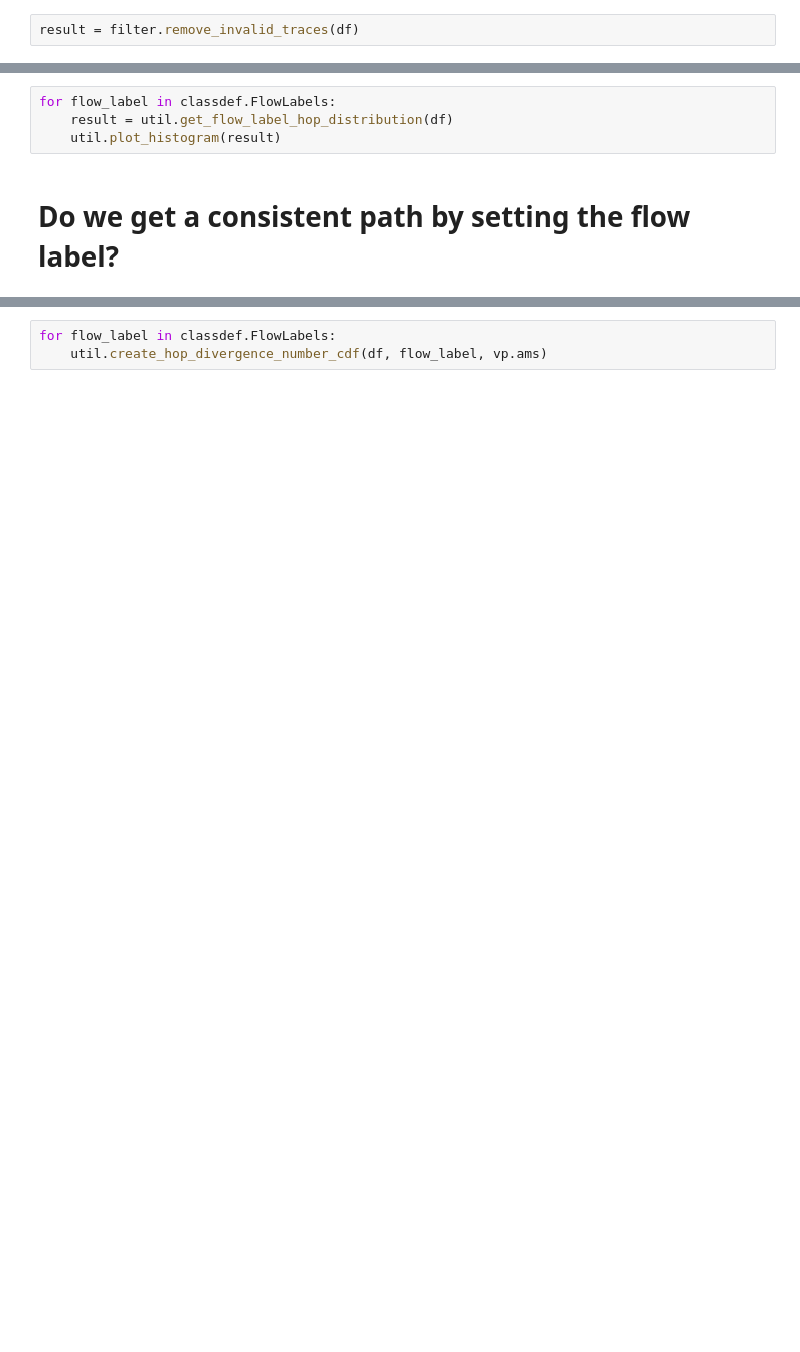
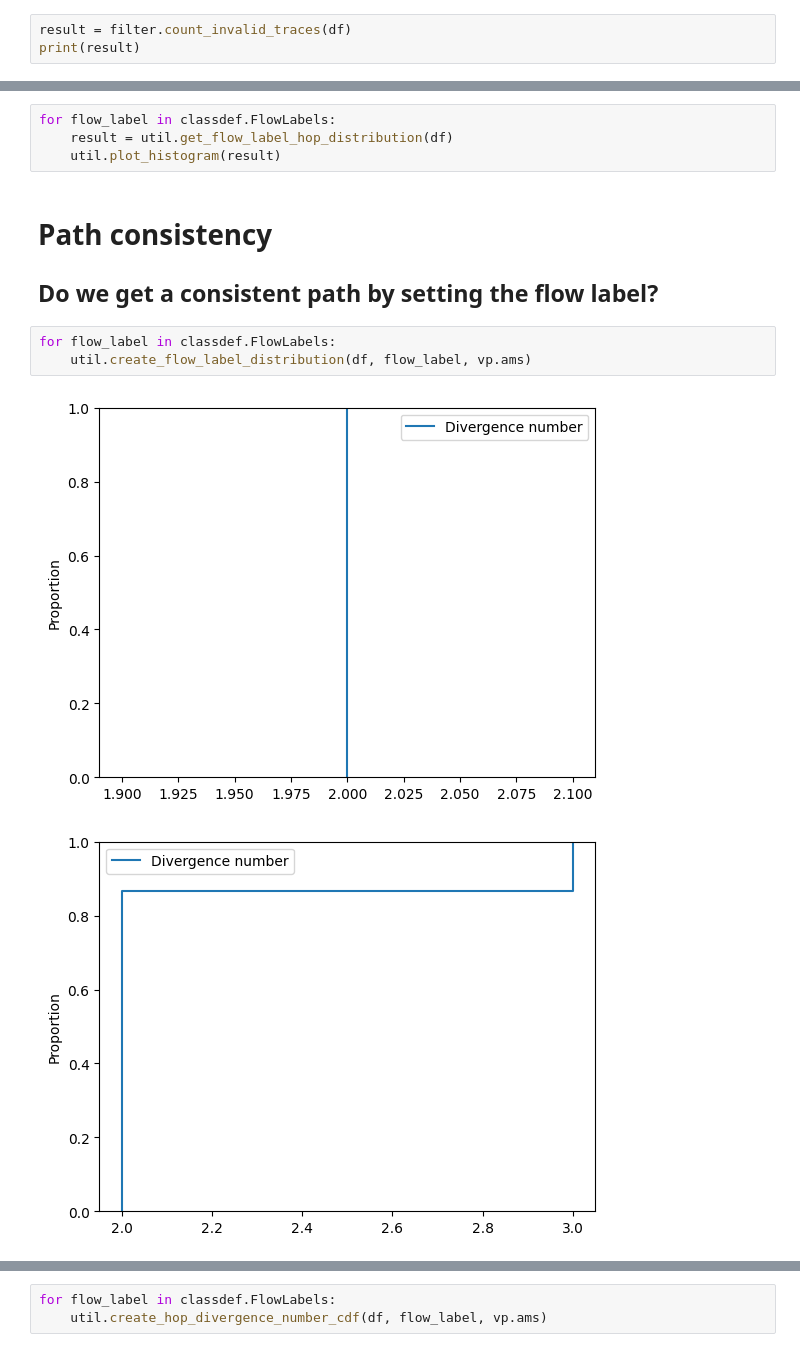
Before and after one commit to meeps44/scripts, a Jupyter notebook: stats/jupyter-notebooks/stats.ipynb, the cells around one changed output, grey strips where cells are left out. Drawn from its saved outputs; the diff is of its cells as text; blank space fills up the shorter version.

```diff
--- a/stats/jupyter-notebooks/stats.ipynb
+++ b/stats/jupyter-notebooks/stats.ipynb
@@ -116,4 +119,5 @@ plot.histogram()
 # Filtering
 ## How many invalid traces do we have?
 # %%
-result = filter.remove_invalid_traces(df)
+result = filter.count_invalid_traces(df)
+print(result)
@@ -148,4 +158,11 @@ for flow_label in classdef.FlowLabels:
     result = util.get_flow_label_hop_distribution(df)
     util.plot_histogram(result)
 # %% [markdown]
-# Do we get a consistent path by setting the flow label?
+# Path consistency
+## Do we get a consistent path by setting the flow label?
+# %%
+for flow_label in classdef.FlowLabels:
+    util.create_flow_label_distribution(df, flow_label, vp.ams)
+# %% [output]
+[figure, added]
+[figure, added]
```
Also changed, not shown: parts of 11 cells of this notebook.
